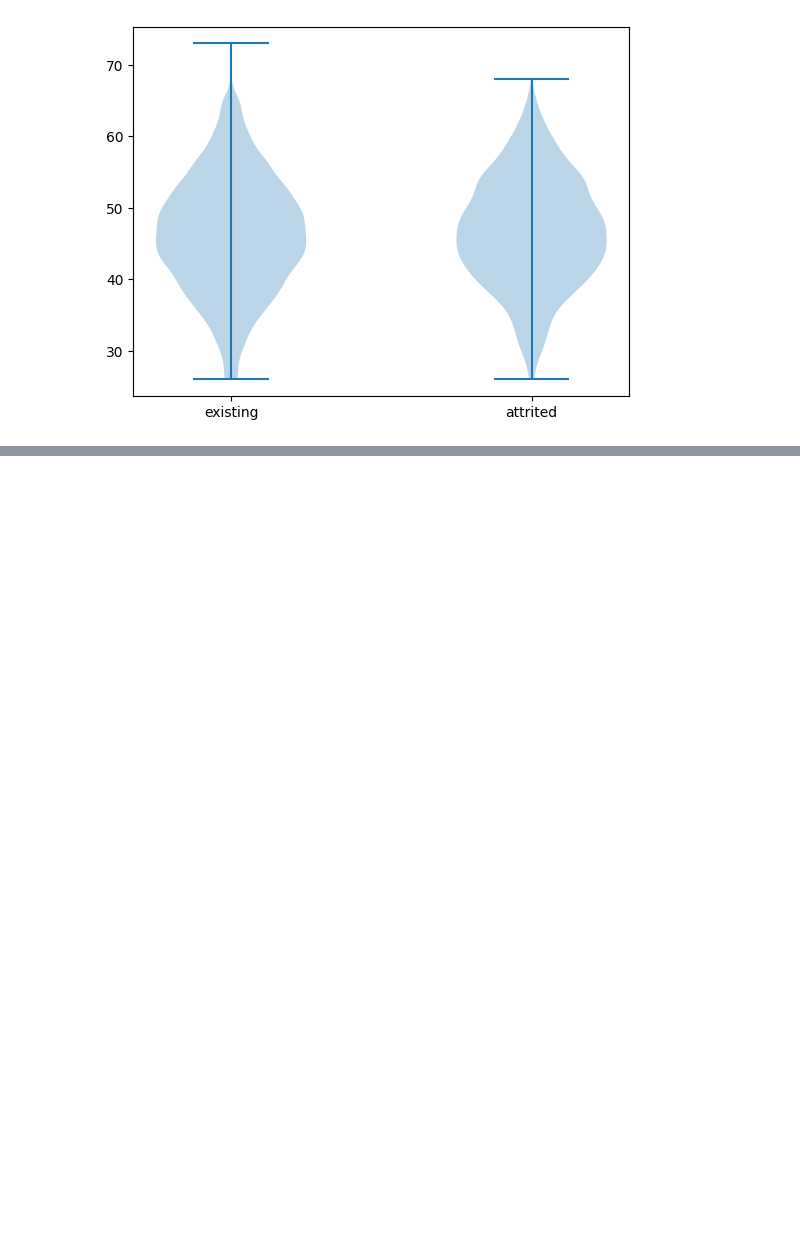
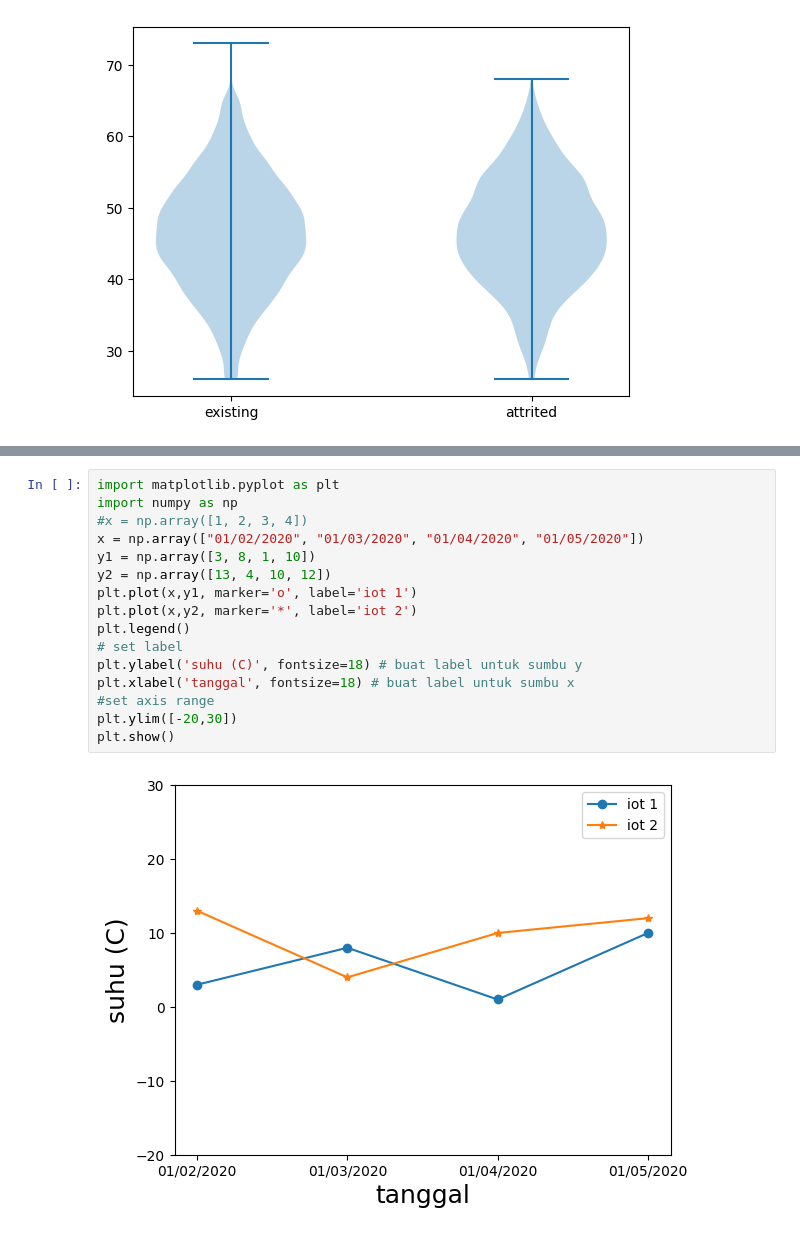
Before and after one commit to aliifam/ppd, a Jupyter notebook: ppd/pekan3/eda.ipynb, the cells around one changed output, grey strips where cells are left out. Saved outputs shown, nothing was run; the diff lists cells and outputs as text; blank space fills up the shorter version.

```diff
--- a/ppd/pekan3/eda.ipynb
+++ b/ppd/pekan3/eda.ipynb
@@ -306,0 +352,18 @@ plt.show()
+# %%
+import matplotlib.pyplot as plt
+import numpy as np
+#x = np.array([1, 2, 3, 4])
+x = np.array(["01/02/2020", "01/03/2020", "01/04/2020", "01/05/2020"])
+y1 = np.array([3, 8, 1, 10])
+y2 = np.array([13, 4, 10, 12])
+plt.plot(x,y1, marker='o', label='iot 1')
+plt.plot(x,y2, marker='*', label='iot 2')
+plt.legend()
+# set label
+plt.ylabel('suhu (C)', fontsize=18) # buat label untuk sumbu y
+plt.xlabel('tanggal', fontsize=18) # buat label untuk sumbu x
+#set axis range
+plt.ylim([-20,30])
+plt.show()
+# %% [output]
+[figure, added]
```
Also changed, not shown: parts of 7 cells of this notebook.
